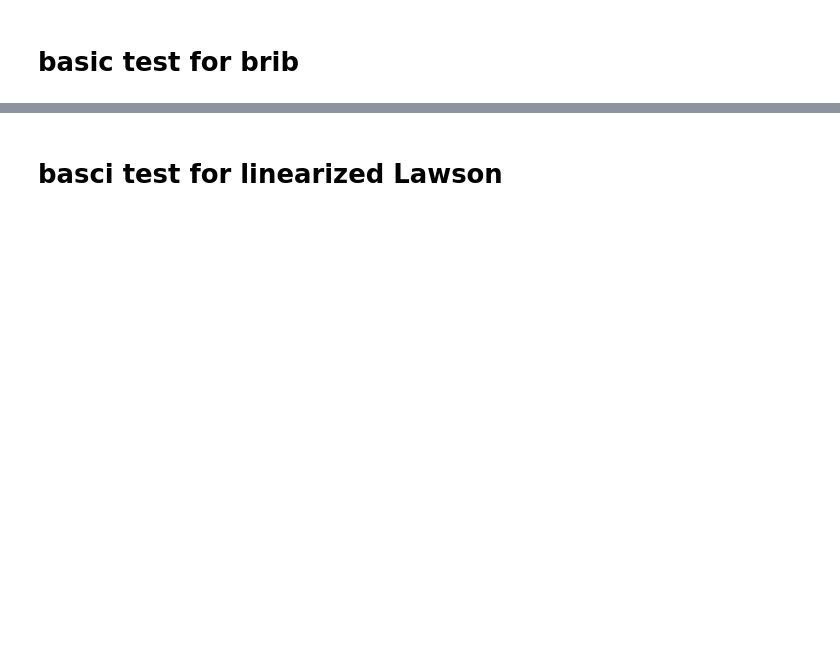
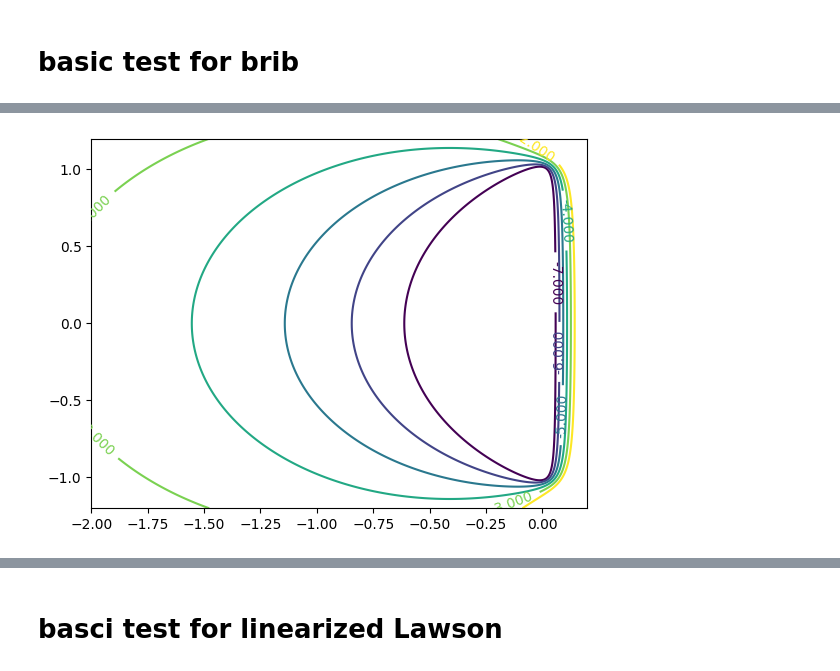
Before and after one commit to newbisi/rexpi, a Jupyter notebook: examples/ex0_basicruns.ipynb, the cells around one changed output, grey strips where cells are left out. Drawn from its saved outputs; the diff is of its cells as text; code cells hidden in the pictures; blank space fills up the shorter version.

```diff
--- a/examples/ex0_basicruns.ipynb
+++ b/examples/ex0_basicruns.ipynb
@@ -16,0 +41,22 @@ plt.semilogy(xs,np.abs(err),[-1,1],[errmax,errmax],':');
+# %%
+nim=5000
+nre=551
+ximag = np.linspace(-1.2, 1.2, nim)
+#xreal = np.array([0.1])
+xreal = np.linspace(-2.0, 0.2, nre)
+z = np.array([np.log10(abs(r(xr+1j*ximag)-np.exp(w*(xr+1j*ximag)))) for xr in xreal])
+
+X, Y = np.meshgrid(xreal, ximag)
+Z = z.T
+# %%
+fig, ax = plt.subplots()
+CS = ax.contour(X, Y, Z, levels=[-7,-6,-5,-4,-3,-2])
+ax.clabel(CS, inline=1, fontsize=10)
+
+figname = "err6complexplane"
+figscaling = 1.3
+tikzheight, tikzwidth = figscaling*6, figscaling*8
+tikzplotlib.save(figname+".tex", axis_height='{:.2f}cm'.format(tikzheight), axis_width = '{:.2f}cm'.format(tikzwidth))
+plt.savefig(figname+".png")
+# %% [output]
+[figure, added]
```
Also changed, not shown: parts of 6 cells of this notebook, 13 other files.
